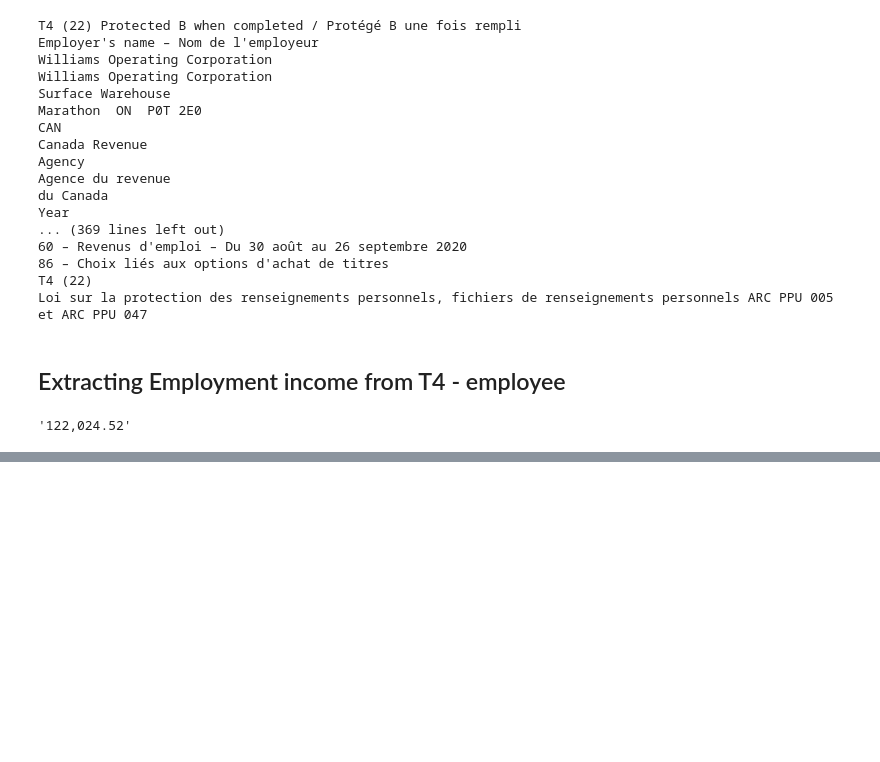
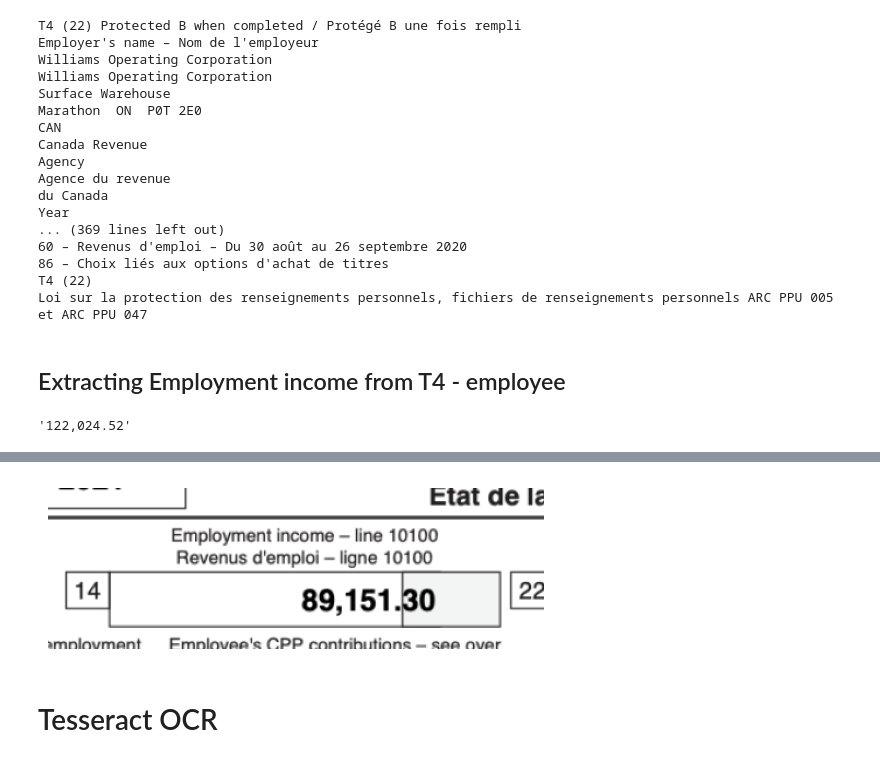
Before and after one commit to EdEn-D/Underwriting, a Jupyter notebook: notebooks/UnderwritingTest_T4.ipynb, the cells around one changed output, grey strips where cells are left out. Cells and saved outputs as stored; diff of their text form; code cells hidden in the pictures; blank space fills up the shorter version.

Commit message:
Added some testing notebook to process the T4 docs

```diff
--- a/notebooks/UnderwritingTest_T4.ipynb
+++ b/notebooks/UnderwritingTest_T4.ipynb
@@ -44,0 +64,50 @@ t4_income
+# %%
+from PIL import Image
+import matplotlib.pyplot as plt
+
+def crop_image_to_top_right(image_path, cropped_path):
+# Function to load an image and crop it to the top-right quarter
+    image = convert_from_path(image_path)[0]
+    # image = Image.open(image_path)
+    # Crop coordinates for the top-right quarter
+    width, height = image.size
+    crop_coords = (width // 2, 0, width, height // 2)
+    cropped_image = image.crop(crop_coords)
+
+    width, height = cropped_image.size
+    crop_coords = (0, height // 2, width, height )
+    cropped_image = cropped_image.crop(crop_coords)
+
+    width, height = cropped_image.size
+    crop_coords = (0, 0, width // 2, height // 2 )
+    cropped_image = cropped_image.crop(crop_coords)
+
+    width, height = cropped_image.size
+    crop_coords = (0, height // 2, width, height )
+    cropped_image = cropped_image.crop(crop_coords)
+
+    cropped_image.save(cropped_path)
+    return cropped_image
+
+# Display the cropped image
+def display_image(image):
+    plt.imshow(image)
+    plt.axis('off')  # Turn off axis numbers and ticks
+    plt.show()
+
+
+# Path to your image
+image_path = 'N:/Dev/AI/Underwriting/data/clients/Hemat and Amy/Hemant/Hemant Sud 2021 T4.pdf'
+cropped_path = 'N:/Dev/AI/Underwriting/data/clients/Hemat and Amy/Hemant/Hemant Sud 2021 T4_cropped.jpg'
+
+# Crop the image to the top-right quarter
+cropped_image = crop_image_to_top_right(image_path, cropped_path)
+
+# Display the cropped top-right image
+display_image(cropped_image)
+
+# Now, 'top_right_image' holds the cropped image for further processing
+# %% [output]
+[figure, added]
+# %% [markdown]
+# Tesseract OCR
```
Also changed, not shown: parts of 11 cells of this notebook.
